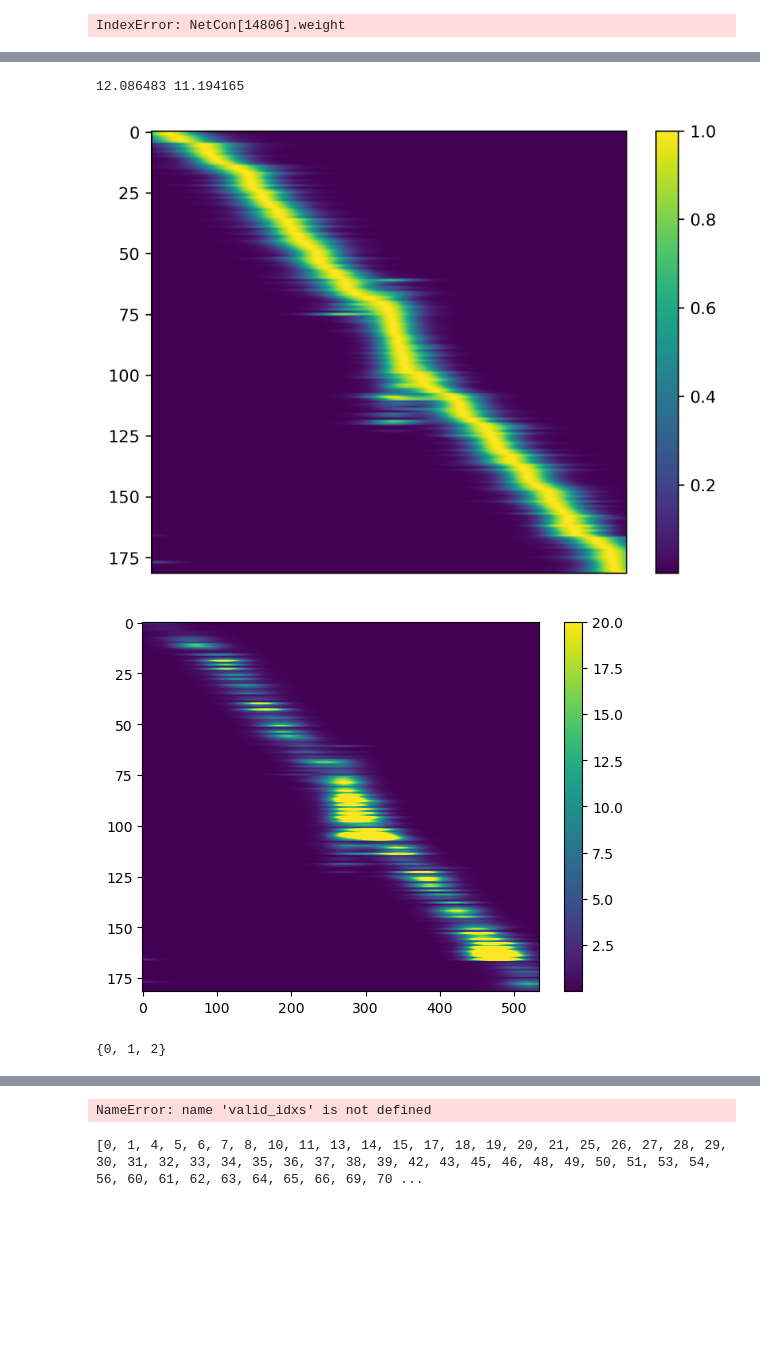
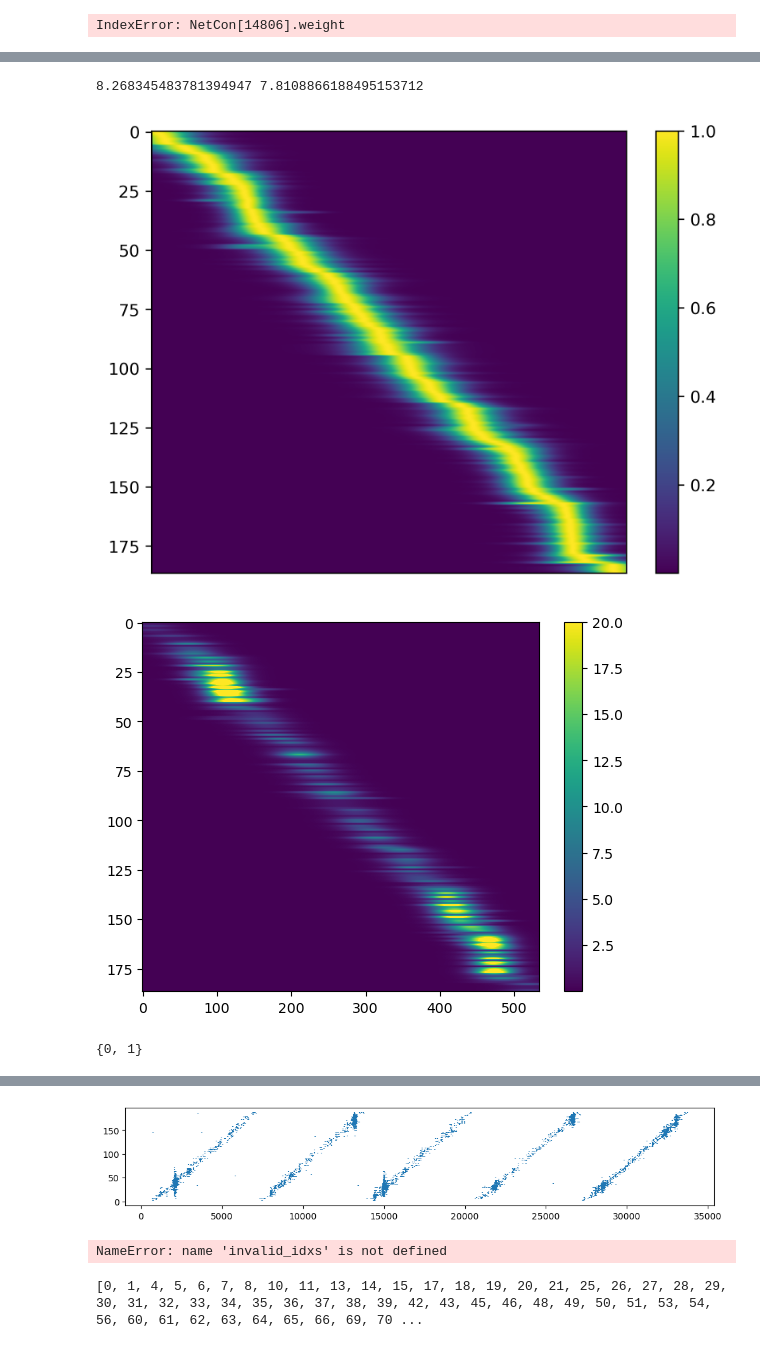
Before and after one commit to soltesz-lab/ca3_biophysical, a Jupyter notebook: notebooks/plot_training.ipynb, the cells around one changed output, grey strips where cells are left out. Saved outputs shown, nothing was run; the diff lists cells and outputs as text; code cells hidden in the pictures; blank space fills up the shorter version.

Commit message:
updated plot training notebook

```diff
--- a/notebooks/plot_training.ipynb
+++ b/notebooks/plot_training.ipynb
@@ -1028,15 +966,15 @@ print(u, p2)
 # %% [output]
 IndexError: NetCon[14806].weight
 # %%
-all_exc_frs = []
+all_exc_frs = {}
 all_exc_spikes = []
 valid_gids = []
-start_time = time_for_single_lap * 19 + 500
-end_time   = time_for_single_lap * 20 + 500
+start_time = time_for_single_lap * 4 + 500
+end_time   = time_for_single_lap * 5 + 500
 
 #for i in circuit.neurons[0].keys():
-for (pos,i) in enumerate(place_cells):
-    exc_spikes = np.asarray(circuit.neurons[0][i].spike_times.to_python())
+for gid in place_cells:
+    exc_spikes = cell_spike_times[gid]
 
     time_idxs = np.where( (exc_spikes >= start_time) & (exc_spikes <= end_time))[0]
     exc_spikes = exc_spikes[time_idxs]
@@ -1044,21 +982,21 @@ for (pos,i) in enumerate(place_cells):
     step = 12.5 # ms
     estimated_times = np.arange(start_time, end_time, step=step)
     if len(exc_spikes) == 0:
-        all_exc_frs.append(np.zeros_like(estimated_times))
+        all_exc_frs[gid] = np.zeros_like(estimated_times)
     else:
         estimated_fr,_ = baks(exc_spikes/1000., estimated_times/1000., a=10.0) # 1.75?
-        all_exc_frs.append(estimated_fr)
-        valid_gids.append(pos)
+        all_exc_frs[gid] = estimated_fr
+        valid_gids.append(gid)
 
-all_exc_frs = np.asarray(all_exc_frs, dtype='float32')
+all_exc_frs_array = np.vstack([ exc_frs for exc_frs in all_exc_frs.values() ])
 
 idx = 167
 plt.figure()
 #plt.plot(estimated_times/1000*30. - start_time/1000*30, all_exc_frs[valid_gids[idx]])
-plt.plot(estimated_times/1000*30. - start_time/1000*30, all_exc_frs[idx])
+plt.plot(estimated_times/1000*30. - start_time/1000*30, all_exc_frs_array[idx])
 
 fig, ax = plt.subplots()
-ax.plot(estimated_times/step, all_exc_frs[idx])
+ax.plot(estimated_times/step, all_exc_frs_array[idx])
 ax2 = ax.twinx()
 #ax2.vlines(all_exc_spikes[valid_gids[idx]]/step, 0.5, 1.5)
 ax2.vlines(all_exc_spikes[idx]/step, 0.5, 1.5)
@@ -1080,10 +1018,9 @@ plt.show();
 #     else:
 #         invalid_idxs.append(i)
 
-
 #valid_idxs = diagram.place_information[0]['place']#np.asarray(valid_gids)[np.asarray(valid_idxs)][sorted_max]
 #valid_exc_frs = all_exc_frs[valid_idxs,:] # flip a rooni
-valid_exc_frs = all_exc_frs[valid_gids]
+valid_exc_frs = np.vstack([all_exc_frs[valid_gid] for valid_gid in valid_gids])
 max_frs = valid_exc_frs.max(axis=1)
 print(max_frs.mean(), max_frs.std())
 
@@ -1132,50 +1069,36 @@ for i in range(len(valid_exc_frs_sorted)):
     crossed = False
     ticks = 0
     for s in sl:
         if s > 0.80 and not crossed:
             crossed = True
             ticks += 1
         if s <= 0.80 and crossed:
             crossed = False
     ncrossed.append(ticks)
 
 ncrossed = np.asarray(ncrossed + [0 for _ in range(len(all_exc_frs) - len(valid_exc_frs))])
 print(set(ncrossed))
 fig = plt.figure()
 ax = fig.gca()
 plt.hist(ncrossed, bins=[0,1,2,3,4,5], align='left', rwidth=0.65,
          edgecolor='k', color='gray', linewidth=2)
 for axis in ['top','right']:
     ax.spines[axis].set_linewidth(0.0)
 plt.show()
 
-spike_times = np.asarray(circuit.get_cell_spikes(0))[valid_gids]
 valid_raster = []
-for nid in np.asarray(valid_idxs)[sorted_max]:
-    valid_raster.append(spike_times[nid])
+for nid in np.asarray(valid_gids)[sorted_max]:
+    valid_raster.append(cell_spike_times[nid])
 
 plt.figure(figsize=(12,2))
 for (i,sts) in enumerate(valid_raster):
     sts = np.asarray(sts)
     plt.vlines(np.asarray(sts), i+0.5, i+1.5)
 #plt.xlim([start_time, end_time])
 #plt.xlim([end_time, end_time+time_for_single_lap])
 plt.show()
-
-
-invalid_raster = []
-for nid in invalid_idxs:
-    invalid_raster.append(spike_times[nid])
-
-plt.figure(figsize=(12,2))
-for (i,sts) in enumerate(invalid_raster):
-    sts = np.asarray(sts)
-    plt.vlines(np.asarray(sts), i+0.5, i+1.5)
-#plt.xlim([start_time, end_time])
-#plt.xlim([end_time, end_time+time_for_single_lap])
-plt.show()
 # %% [output]
-12.086483 11.194165
+8.268345483781394947 7.8108866188495153712
-[figure, old version]
+[figure, new version]
-[figure, old version]
+[figure, new version]
-{0, 1, 2}
+{0, 1}
@@ -1183,4 +1106,5 @@ plt.show()
+[figure, added]
-NameError: name 'valid_idxs' is not defined
+NameError: name 'invalid_idxs' is not defined
 # %%
 # weight matrix
 def create_adj_matrix(circuit, src_cells, dst_cells):
```
Also changed, not shown: parts of 18 cells of this notebook.
